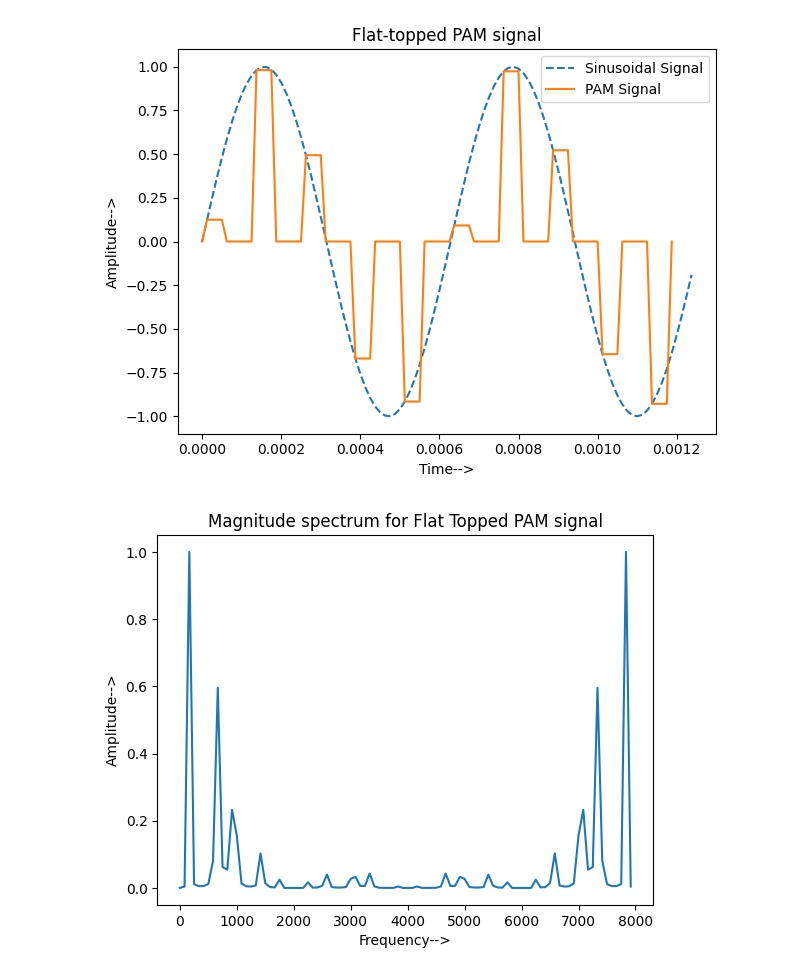
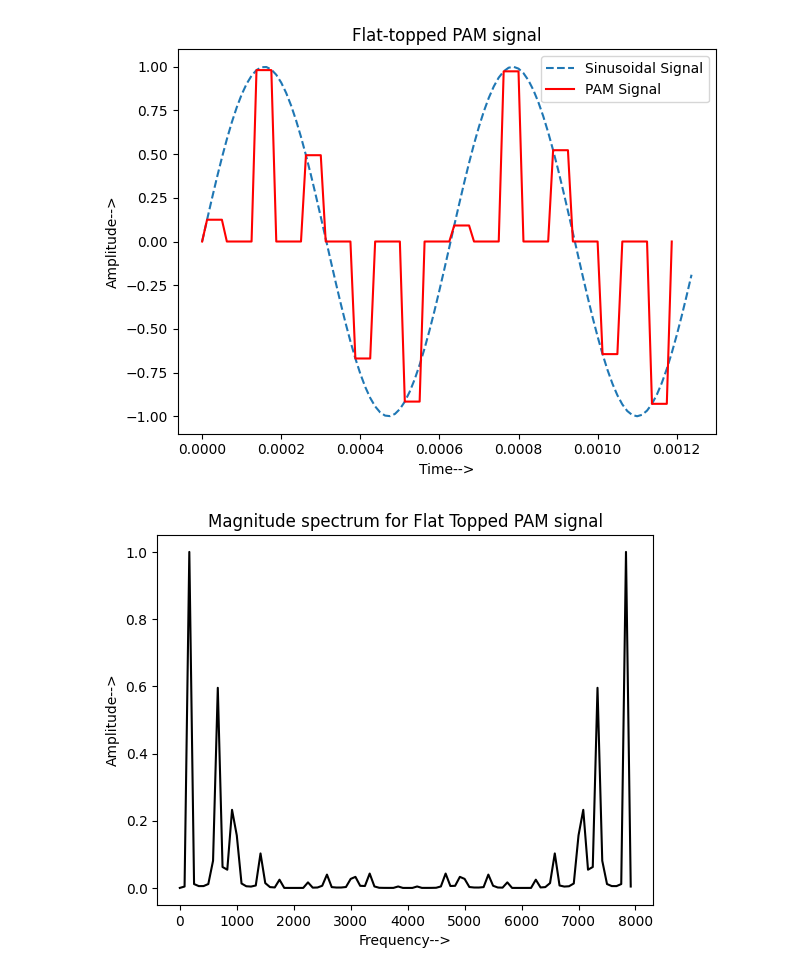
Before and after one commit to ParasKore2003/Digital-Communication-Lab, a Jupyter notebook: Digital Communication/Assignment/q6.ipynb, the cells around one changed output. Saved outputs shown, nothing was run; the diff lists cells and outputs as text; code cells hidden in the pictures.

```diff
--- a/Digital Communication/Assignment/q6.ipynb
+++ b/Digital Communication/Assignment/q6.ipynb
@@ -15,34 +22,34 @@ s = np.sin(fm * t) #Message signal
 def PAM(s, td, ts, pulse_dur):
     potd = int(pulse_dur / td)
     tsotd = int(ts / td)
     y = np.zeros(len(s))
     tt = np.arange(1, len(s), tsotd)
     for kk in tt:
         y[int(kk):int(kk)+potd] = s[int(kk)] * np.ones(potd)
     return y[:len(s) - potd]
 
 Pam_s = PAM(s, td, ts, pulse_dur)
 
 plt.figure(1)
 plt.plot(t, s, '--')  #Ploting of the sinusoidal signal
-plt.plot(t[:len(Pam_s)], Pam_s) #Plotting of the PAM signal
+plt.plot(t[:len(Pam_s)], Pam_s,color = 'red') #Plotting of the PAM signal
 plt.title('Flat-topped PAM signal')
 plt.legend(['Sinusoidal Signal', 'PAM Signal'], loc = 'upper right')
 plt.xlabel('Time-->')
 plt.ylabel('Amplitude-->')
 plt.tight_layout()
 plt.show()
 
 A = (np.abs(np.fft.fft(Pam_s))**2)
 A = A / np.max(A)
 f = np.arange(0, len(A)) * fs / len(A)
 
 plt.figure(2)
-plt.plot(f, A) #ploting of magnitude spectrum
+plt.plot(f, A, color = 'Black') #ploting of magnitude spectrum
 plt.title('Magnitude spectrum for Flat Topped PAM signal')
 plt.xlabel('Frequency-->')
 plt.ylabel('Amplitude-->')
 plt.show()
 # %% [output]
-[figure, old version]
+[figure, new version]
-[figure, old version]
+[figure, new version]
```
Also changed, not shown: parts of 2 cells of this notebook.
